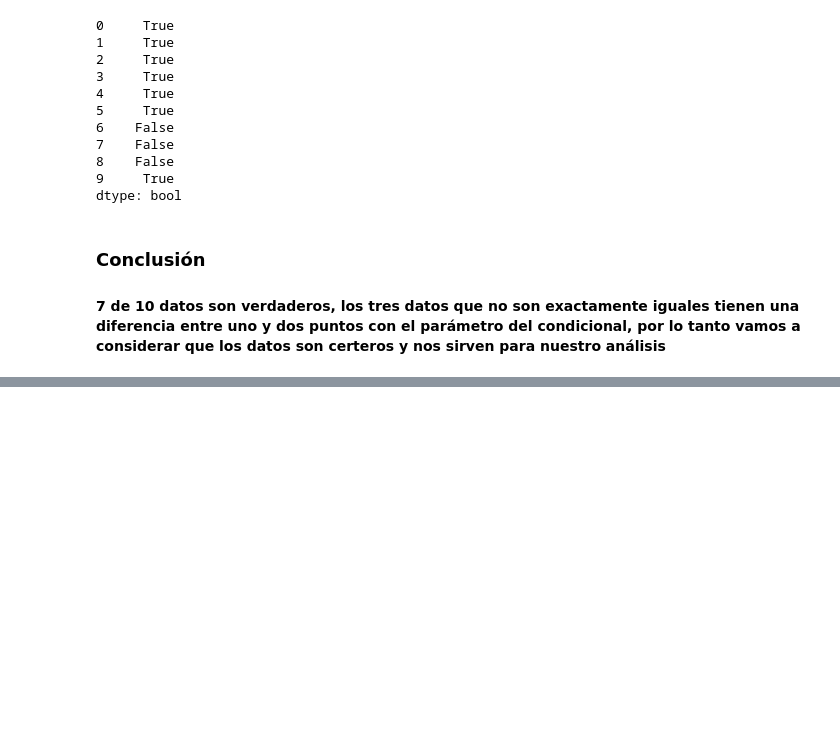
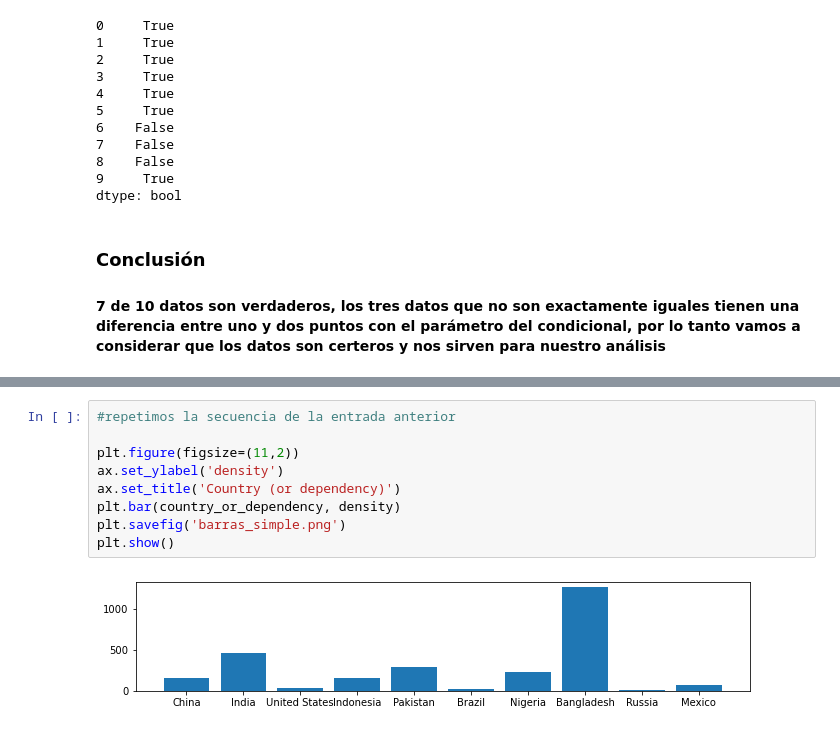
Before and after one commit to Fern1989/Presentacion_Trabajo_Final, a Jupyter notebook: Presentacion Trabajo Final curso Analisis de datos.ipynb, the cells around one changed output, grey strips where cells are left out. Cells and saved outputs as stored; diff of their text form; blank space fills up the shorter version.

```diff
--- a/Presentacion Trabajo Final curso Analisis de datos.ipynb
+++ b/Presentacion Trabajo Final curso Analisis de datos.ipynb
@@ -164,0 +308,11 @@ df.sort_values(['Population (2020)'], ascending=[False]).tail(10)
+# %%
+#repetimos la secuencia de la entrada anterior
+
+plt.figure(figsize=(11,2))
+ax.set_ylabel('density')
+ax.set_title('Country (or dependency)')
+plt.bar(country_or_dependency, density)
+plt.savefig('barras_simple.png')
+plt.show()
+# %% [output]
+[figure, added]
```
Also changed, not shown: parts of 19 cells of this notebook, 1 other file.
